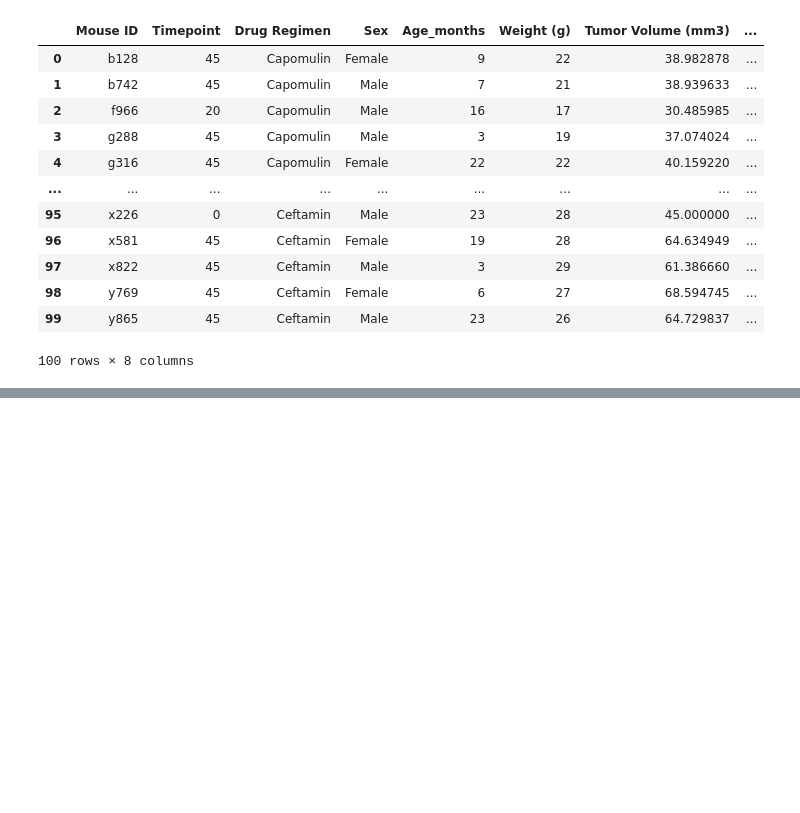
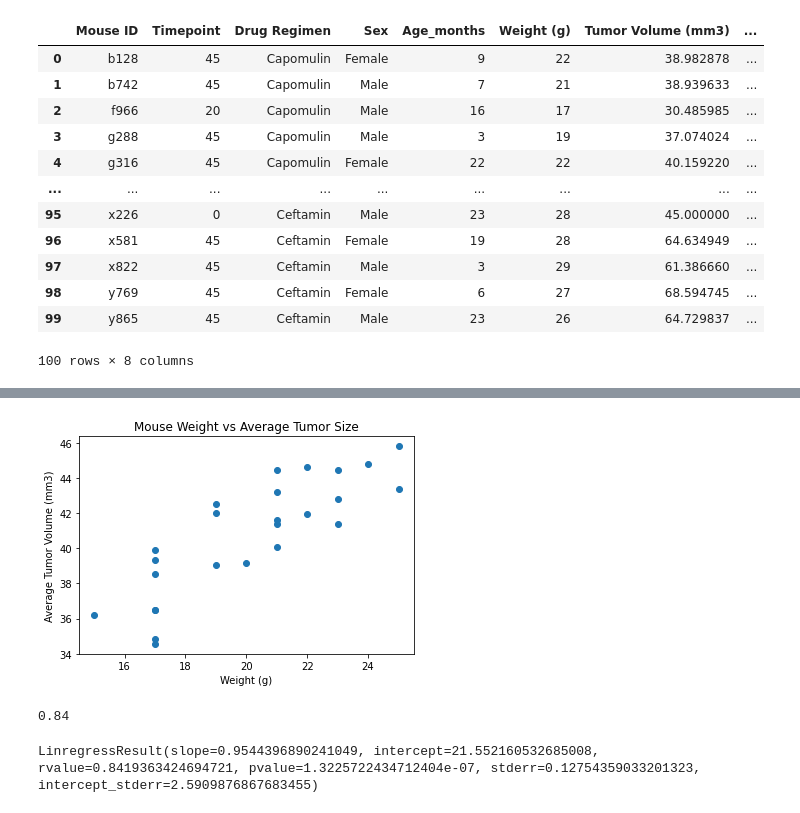
Before and after one commit to djdolejsi/matplotlib-challenge, a Jupyter notebook: Pymaceuticals/Pymaceutical.ipynb, the cells around one changed output, grey strips where cells are left out. Drawn from its saved outputs; the diff is of its cells as text; code cells hidden in the pictures; blank space fills up the shorter version.

```diff
--- a/Pymaceuticals/Pymaceutical.ipynb
+++ b/Pymaceuticals/Pymaceutical.ipynb
@@ -220,0 +434,25 @@ full_drug_merge
+# %%
+# Generate a scatter plot of average tumor volume vs. mouse weight for the Capomulin regimen
+capo_scatter_df = clean_mouse_df.loc[clean_mouse_df["Drug Regimen"] == "Capomulin",:]
+capo_average = capo_scatter_df.groupby(["Mouse ID"]).mean()
+
+# Plot information on a scatterplot
+plt.scatter(capo_average["Weight (g)"], capo_average["Tumor Volume (mm3)"])
+plt.xlabel("Weight (g)")
+plt.ylabel("Average Tumor Volume (mm3)")
+plt.title("Mouse Weight vs Average Tumor Size")
+plt.show()
+# %% [output]
+[figure, added]
+# %%
+# Calculate the correlation coefficient for mouse weight and average tumor volume for the Capomulin regimen
+correlation = round(st.pearsonr(capo_average["Weight (g)"], capo_average["Tumor Volume (mm3)"])[0], 2)
+correlation
+# %% [output]
+0.84
+# %%
+# Calculate the linear regression model for mouse weight and average tumor volume for the Capomulin regimen
+lin_regress = st.linregress(capo_average["Weight (g)"], capo_average["Tumor Volume (mm3)"])
+lin_regress
+# %% [output]
+LinregressResult(slope=0.9544396890241049, intercept=21.552160532685008, rvalue=0.8419363424694721, pvalue=1.3225722434712404e-07, stderr=0.12754359033201323, intercept_stderr=2.5909876867683455)
```
Also changed, not shown: parts of 12 cells of this notebook.
